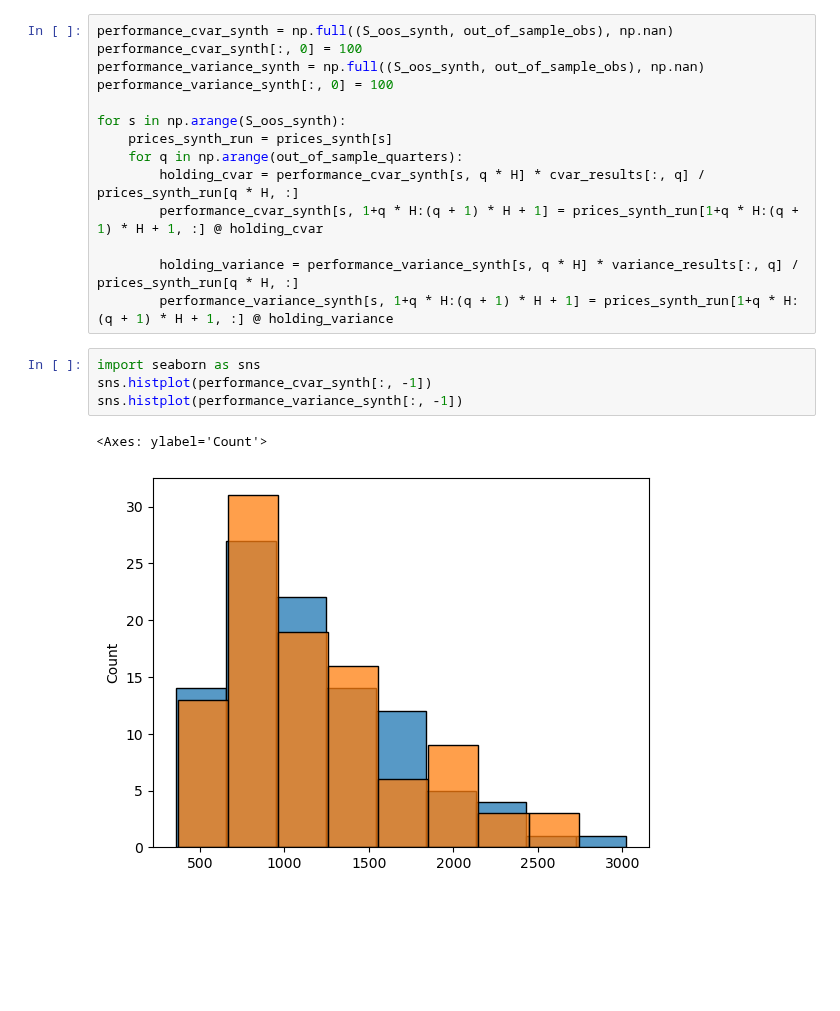
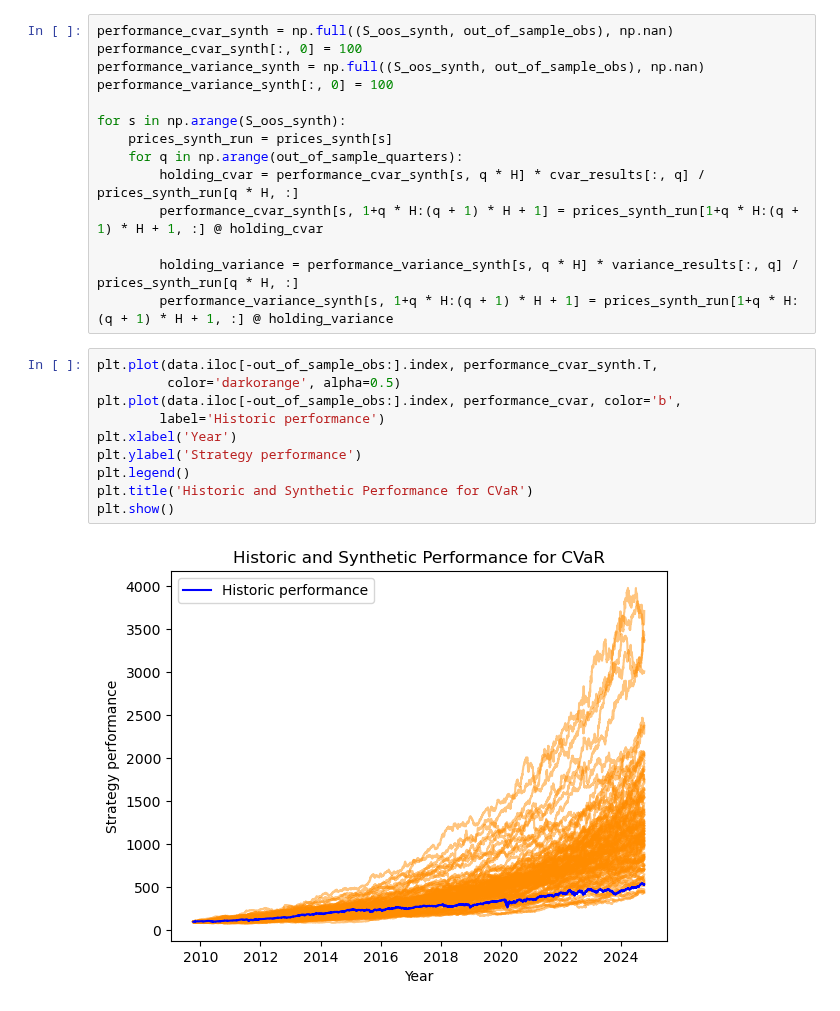
Before and after one commit to fortitudo-tech/pcrm-book, a Jupyter notebook: code/chapter3/chapter3_5.ipynb, the cells around one changed output. Saved outputs shown, nothing was run; the diff lists cells and outputs as text; blank space fills up the shorter version.

```diff
--- a/code/chapter3/chapter3_5.ipynb
+++ b/code/chapter3/chapter3_5.ipynb
@@ -202,10 +180,15 @@ for s in np.arange(S_oos_synth):
 
         holding_variance = performance_variance_synth[s, q * H] * variance_results[:, q] / prices_synth_run[q * H, :]
         performance_variance_synth[s, 1+q * H:(q + 1) * H + 1] = prices_synth_run[1+q * H:(q + 1) * H + 1, :] @ holding_variance
-# %%
-import seaborn as sns
-sns.histplot(performance_cvar_synth[:, -1])
-sns.histplot(performance_variance_synth[:, -1])
-# %% [output]
-<Axes: ylabel='Count'>
-[figure, removed]
+# %%
+plt.plot(data.iloc[-out_of_sample_obs:].index, performance_cvar_synth.T,
+         color='darkorange', alpha=0.5)
+plt.plot(data.iloc[-out_of_sample_obs:].index, performance_cvar, color='b',
+        label='Historic performance')
+plt.xlabel('Year')
+plt.ylabel('Strategy performance')
+plt.legend()
+plt.title('Historic and Synthetic Performance for CVaR')
+plt.show()
+# %% [output]
+[figure, added]
```
Also changed, not shown: parts of 8 cells of this notebook.
